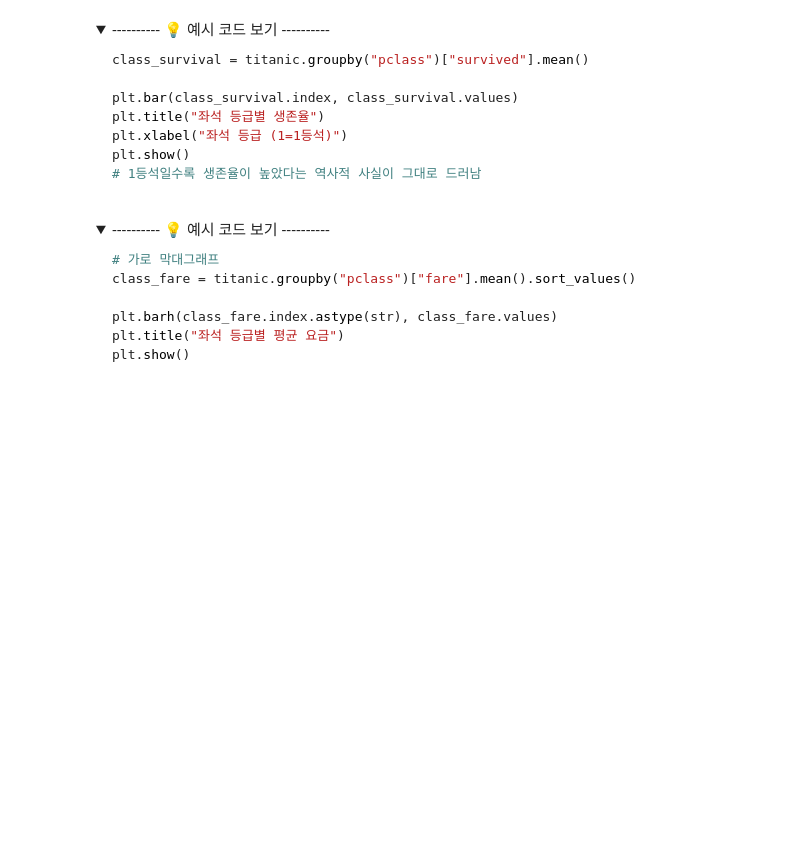
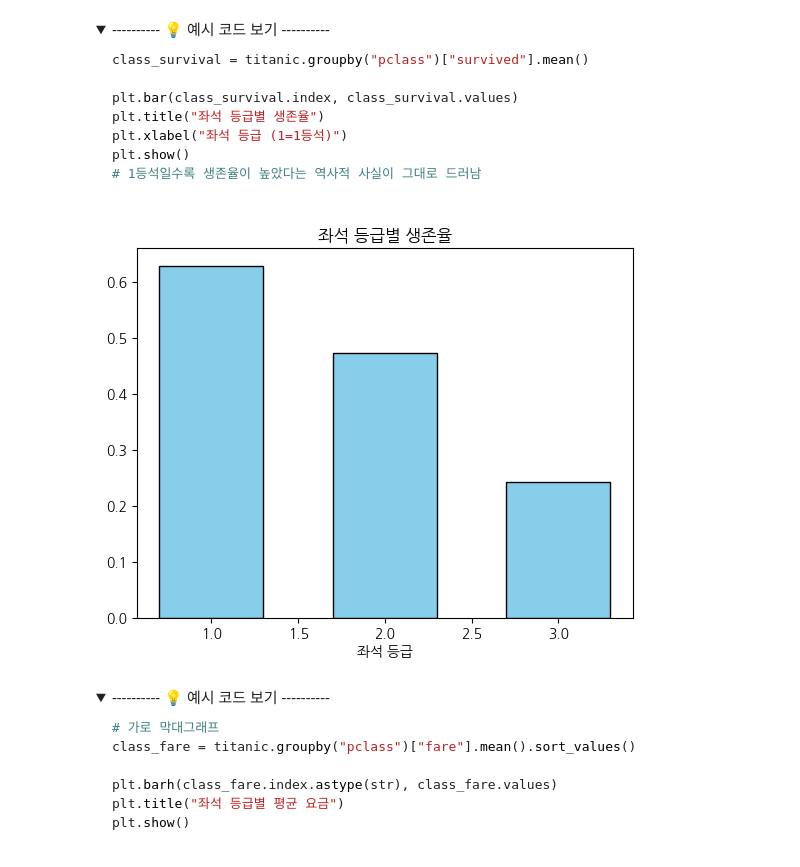
Before and after one commit to qnrPwjd/EST_AI_Challengers_Code, a Jupyter notebook: Week2/CH08_데이터시각화.ipynb, the cells around one changed output. Saved outputs shown, nothing was run; the diff lists cells and outputs as text; code cells hidden in the pictures; folded sections open; blank space fills up the shorter version.

```diff
--- a/Week2/CH08_데이터시각화.ipynb
+++ b/Week2/CH08_데이터시각화.ipynb
@@ -252,10 +260,18 @@ plt.show()
 # %%
 # 좌석 등급별 생존율
 
 # 등급별 생존률 데이터 생성
 class_survival = titanic.groupby("pclass")["survived"].mean()
 
 # 그래프 그리기
+plt.bar(class_survival.index, class_survival.values, color = 'skyblue',
+        width = 0.6, edgecolor = 'black')
+
+plt.title('좌석 등급별 생존율')
+plt.xlabel('좌석 등급')
+plt.show()
+# %% [output]
+[figure, added]
 # %% [markdown]
 <details>
 <summary> ---------- 💡 예시 코드 보기 ---------- </summary>
```
Also changed, not shown: parts of 43 cells of this notebook.
